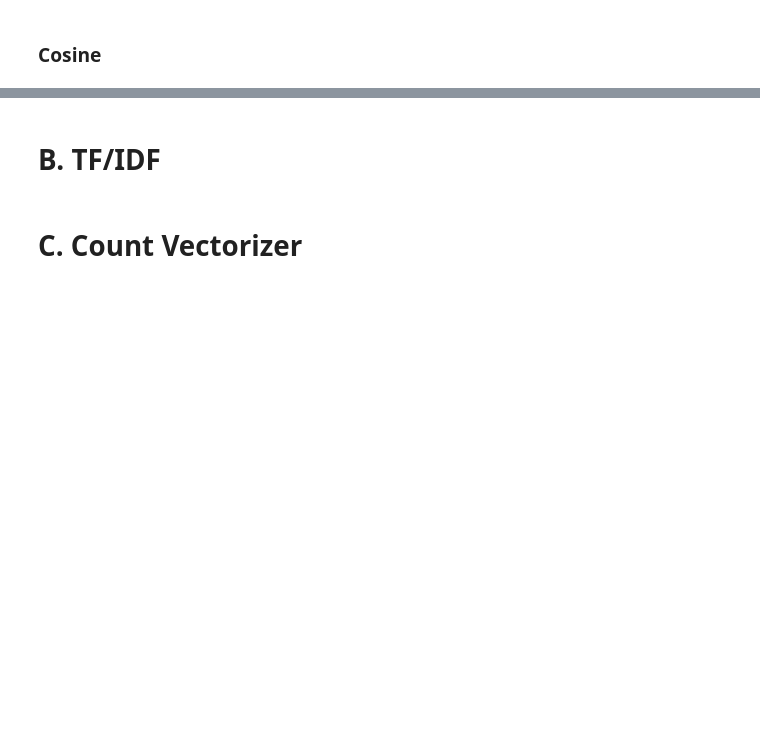
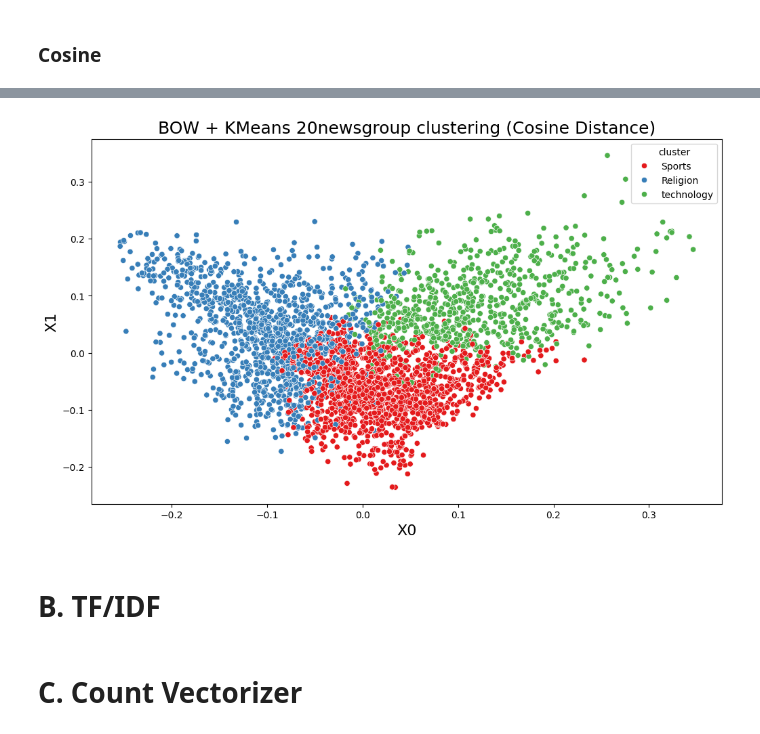
Before and after one commit to bagascahyafb/W10, a Jupyter notebook: Praktikum W10.ipynb, the cells around one changed output, grey strips where cells are left out. Drawn from its saved outputs; the diff is of its cells as text; code cells hidden in the pictures; blank space fills up the shorter version.

```diff
--- a/Praktikum W10.ipynb
+++ b/Praktikum W10.ipynb
@@ -236,2 +238,7 @@ plt.show()
 # %% [markdown]
 ### Cosine
+# %%
+# initialize the vectorizer
+vectorizer = CountVectorizer(binary=True)
+# fit_transform applies TF-IDF to clean texts - we save the array of vectors in X
+X = vectorizer.fit_transform(df['cleaned'])
@@ -237,0 +276,14 @@ plt.show()
+# %%
+# initialize PCA with 2 components
+pca = PCA(n_components=2, random_state=42)
+# pass our X to the pca and store the reduced vectors into pca_vecs
+pca_vecs = pca.fit_transform(X.toarray())
+# save our two dimensions into x0 and x1
+x0 = pca_vecs[:, 0]
+x1 = pca_vecs[:, 1]
+# %%
+# assign clusters and pca vectors to our dataframe
+df['cluster'] = labels
+df['x0'] = x0
+df['x1'] = x1
+df
@@ -238,3 +345,21 @@ plt.show()
+# %%
+# map clusters to appropriate labels
+cluster_map = {0: "technology", 1: "Religion", 2: "Sports"}
+# apply mapping
+df['cluster'] = df['cluster'].map(cluster_map)
+# %%
+# set image size
+plt.figure(figsize=(12, 7))
+# set a title
+plt.title("BOW + KMeans 20newsgroup clustering (Cosine Distance)", fontdict={"fontsize": 18})
+# set axes names
+plt.xlabel("X0", fontdict={"fontsize": 16})
+plt.ylabel("X1", fontdict={"fontsize": 16})
+# create scatter plot with seaborn, where hue is the class used to group the data
+sns.scatterplot(data=df, x='x0', y='x1', hue='cluster', palette="Set1")
+plt.show()
+# %% [output]
+[figure, added]
 # %% [markdown]
 # B. TF/IDF
 # %% [markdown]
```
Also changed, not shown: parts of 9 cells of this notebook.
